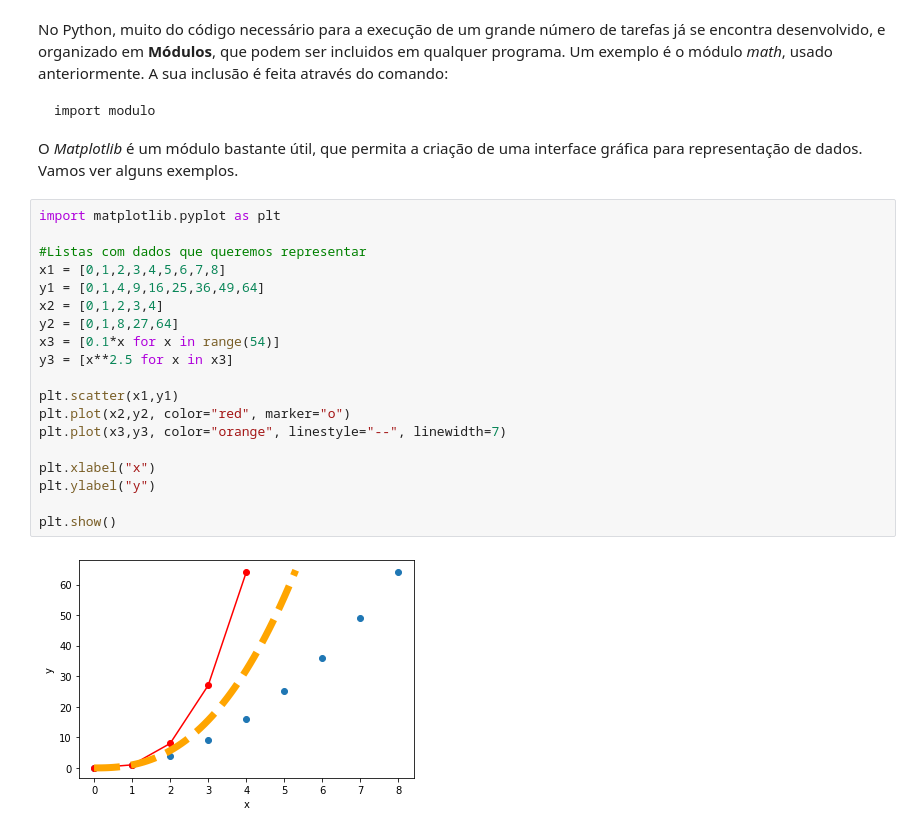
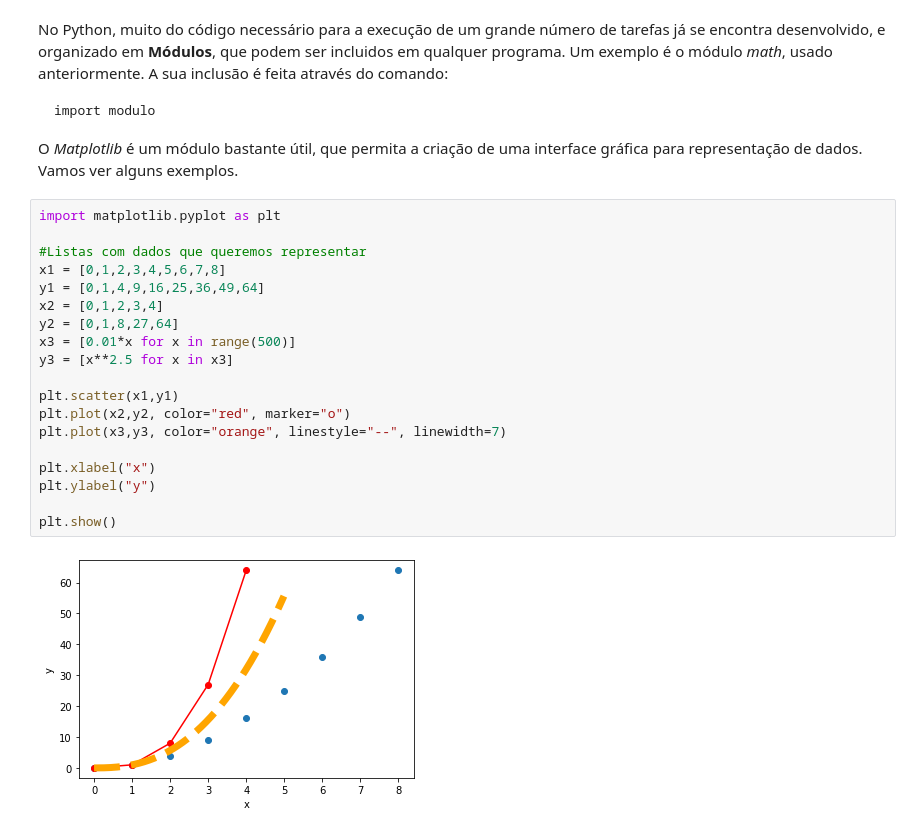
Before and after one commit to bernardo-silva/Google-colab-notebooks, a Jupyter notebook: NFIST_Workshop_FC.ipynb, the cells around one changed output. Saved outputs shown, nothing was run; the diff lists cells and outputs as text.

```diff
--- a/NFIST_Workshop_FC.ipynb
+++ b/NFIST_Workshop_FC.ipynb
@@ -208,21 +268,21 @@ O *Matplotlib* é um módulo bastante útil, que permita a criação de uma inte
 # %%
 import matplotlib.pyplot as plt
 
 #Listas com dados que queremos representar
 x1 = [0,1,2,3,4,5,6,7,8]
 y1 = [0,1,4,9,16,25,36,49,64]
 x2 = [0,1,2,3,4]
 y2 = [0,1,8,27,64]
-x3 = [0.1*x for x in range(54)]
+x3 = [0.01*x for x in range(500)]
 y3 = [x**2.5 for x in x3]
 
 plt.scatter(x1,y1)
 plt.plot(x2,y2, color="red", marker="o")
 plt.plot(x3,y3, color="orange", linestyle="--", linewidth=7)
 
 plt.xlabel("x")
 plt.ylabel("y")
 
 plt.show()
 # %% [output]
-[figure, old version]
+[figure, new version]
```
Also changed, not shown: parts of 27 cells of this notebook.
